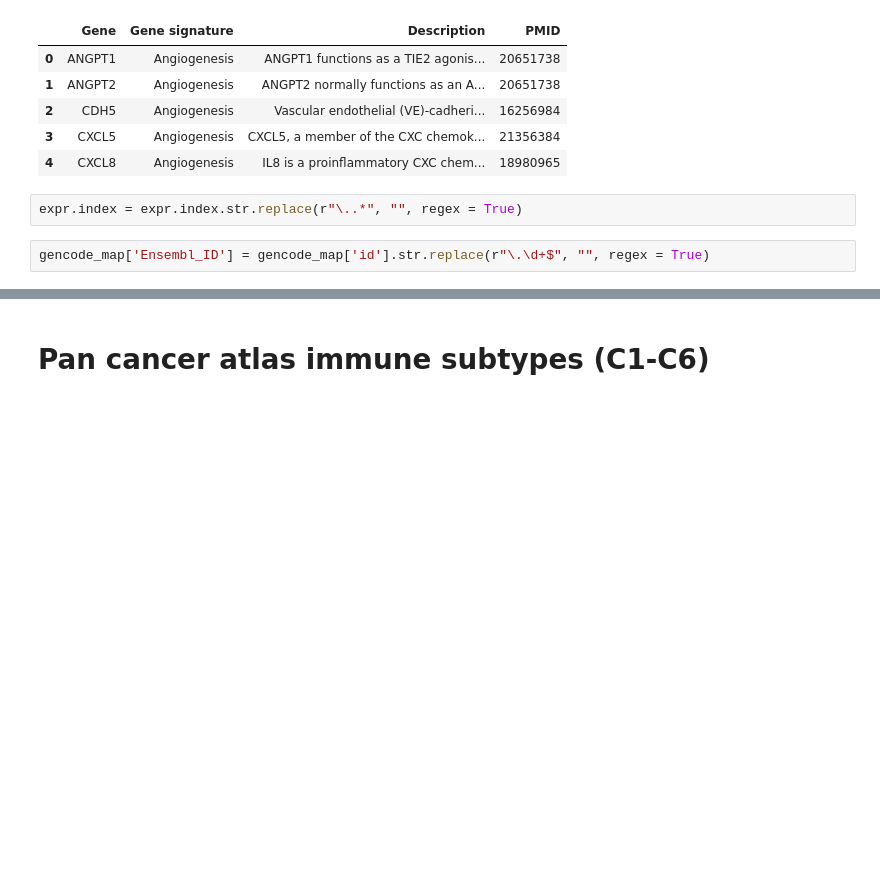
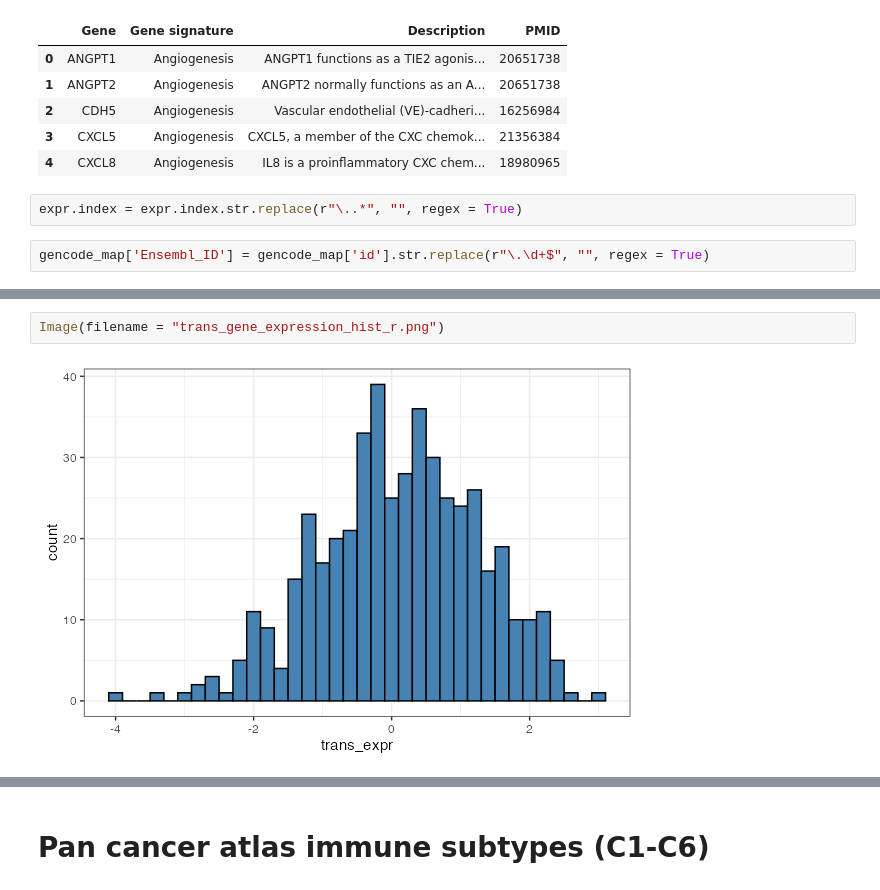
Before and after one commit to trainorp/darknightofthesoul, a Jupyter notebook: TCGA_proj.ipynb, the cells around one changed output, grey strips where cells are left out. Saved outputs shown, nothing was run; the diff lists cells and outputs as text; blank space fills up the shorter version.

```diff
--- a/TCGA_proj.ipynb
+++ b/TCGA_proj.ipynb
@@ -159,0 +166,4 @@ pathway_scores('Angiogenesis')
+# %%
+Image(filename = "trans_gene_expression_hist_r.png")
+# %% [output]
+[figure, added]
```
Also changed, not shown: parts of 7 cells of this notebook.
